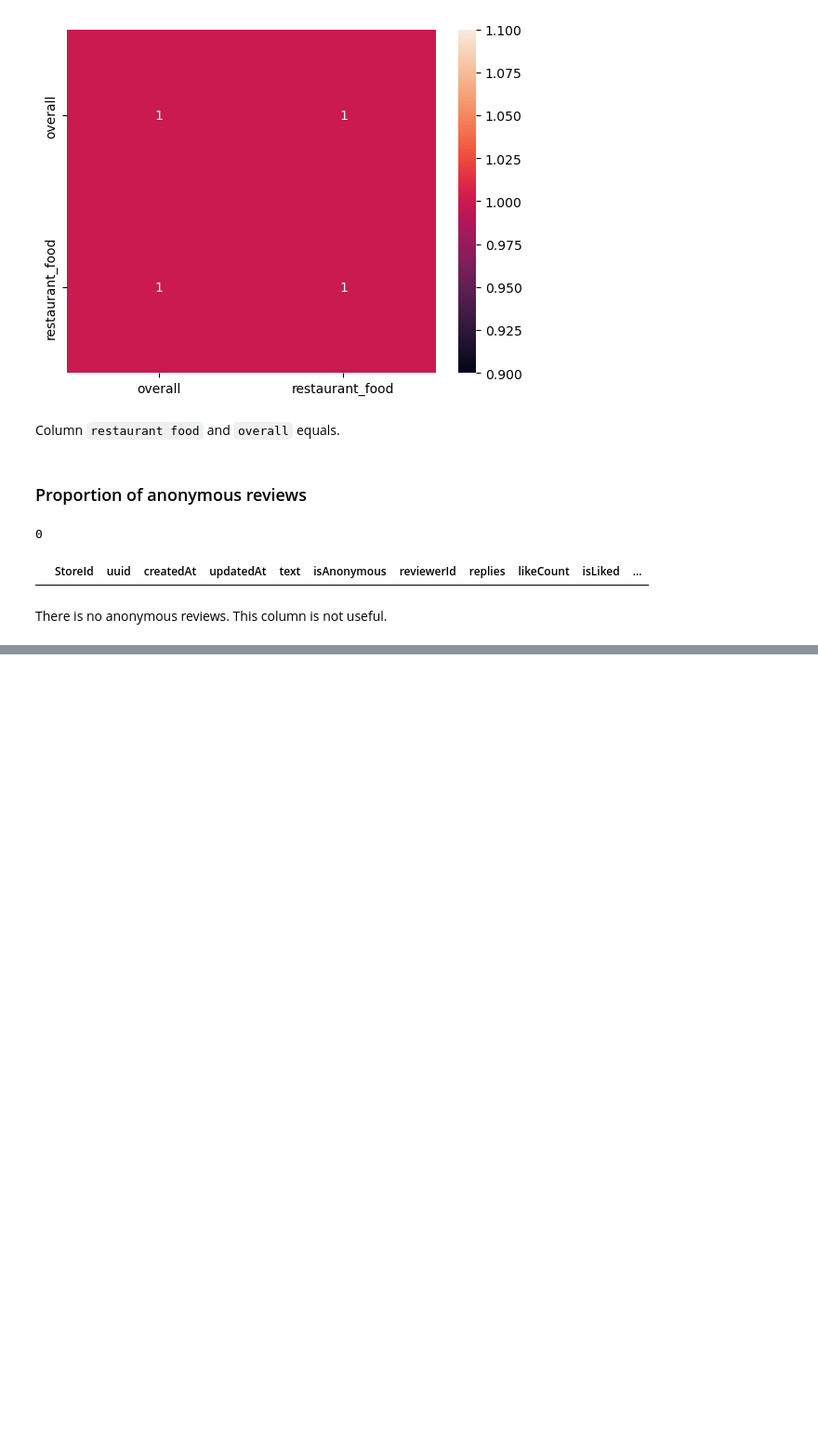
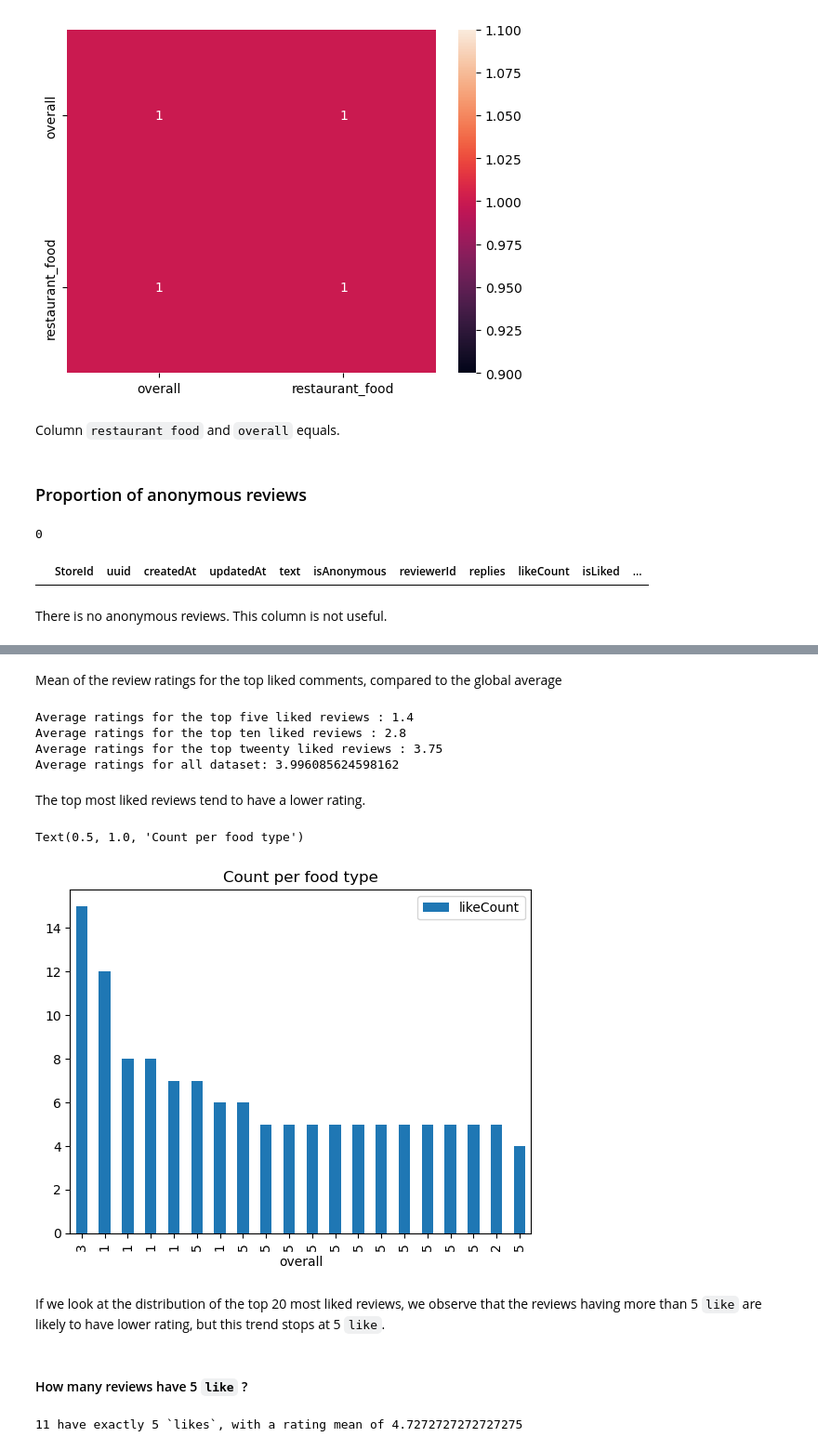
Before and after one commit to YuTingdata/panda-food-taiwan-analysis, a Jupyter notebook: panda_food_tainan.ipynb, the cells around one changed output, grey strips where cells are left out. Shown: that part at 93% size. Drawn from its saved outputs; the diff is of its cells as text; code cells hidden in the pictures; blank space fills up the shorter version.

Commit message:
Count number of likes

```diff
--- a/panda_food_tainan.ipynb
+++ b/panda_food_tainan.ipynb
@@ -252,0 +287,35 @@ There is no anonymous reviews. This column is not useful.
+# %% [markdown]
+Mean of the review ratings for the top liked comments, compared to the global average
+# %%
+top_5_mean = np.mean(data_reviews.sort_values(by=['likeCount'], ascending=False).head(5).overall)
+top_10_mean = np.mean(data_reviews.sort_values(by=['likeCount'], ascending=False).head(10).overall)
+top_20_mean = np.mean(data_reviews.sort_values(by=['likeCount'], ascending=False).head(20).overall)
+mean_all = np.mean(data_reviews.overall)
+print(f'Average ratings for the top five liked reviews : {top_5_mean}')
+print(f'Average ratings for the top ten liked reviews : {top_10_mean}')
+print(f'Average ratings for the top tweenty liked reviews : {top_20_mean}')
+print(f'Average ratings for all dataset: {mean_all}')
+# %% [output]
+Average ratings for the top five liked reviews : 1.4
+Average ratings for the top ten liked reviews : 2.8
+Average ratings for the top tweenty liked reviews : 3.75
+Average ratings for all dataset: 3.996085624598162
+# %% [markdown]
+The top most liked reviews tend to have a lower rating.
+# %%
+ax = data_reviews.sort_values(by=['likeCount'], ascending=False).head(20).plot.bar(y='likeCount', x='overall')
+ax.set_title('Count per food type')
+# %% [output]
+Text(0.5, 1.0, 'Count per food type')
+[figure, added]
+# %% [markdown]
+If we look at the distribution of the top 20 most liked reviews, we observe that the reviews having more than 5 `like` are likely to have lower rating, but this trend stops at 5 `like`.
+# %% [markdown]
+#### How many reviews have 5 `like` ?
+# %%
+sub_data = data_reviews[ data_reviews.likeCount == 5]
+count_5_liked = sub_data.shape[0]
+mean_5_liked = np.mean(sub_data.overall)
+print(f'{count_5_liked} have exactly 5 `likes`, with a rating mean of {mean_5_liked}')
+# %% [output]
+11 have exactly 5 `likes`, with a rating mean of 4.7272727272727275
```
Also changed, not shown: parts of 4 cells of this notebook.
